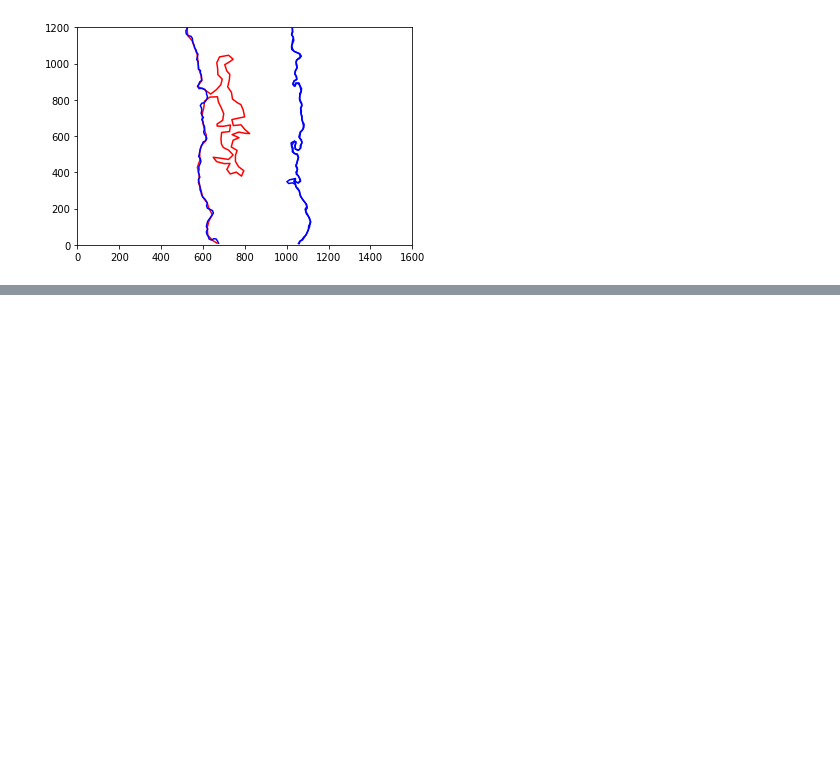
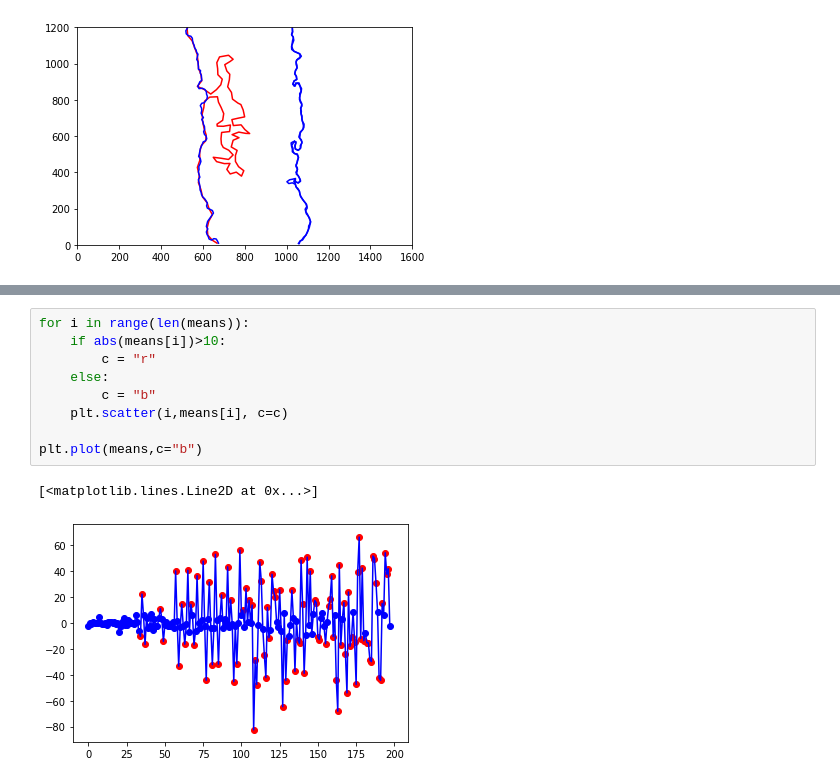
Before and after one commit to riccardoscheda/AnomalousDiffusion, a Jupyter notebook: andif/fronti_anomali/fronti_anomali.ipynb, the cells around one changed output, grey strips where cells are left out. Cells and saved outputs as stored; diff of their text form; blank space fills up the shorter version.

```diff
--- a/andif/fronti_anomali/fronti_anomali.ipynb
+++ b/andif/fronti_anomali/fronti_anomali.ipynb
@@ -221,0 +281,12 @@ for i in range(25,29):
+# %%
+for i in range(len(means)):
+    if abs(means[i])>10:
+        c = "r"
+    else:
+        c = "b"
+    plt.scatter(i,means[i], c=c)
+
+plt.plot(means,c="b")
+# %% [output]
+[<matplotlib.lines.Line2D at 0x...>]
+[figure, added]
```
Also changed, not shown: parts of 3 cells of this notebook, 1 other file.
